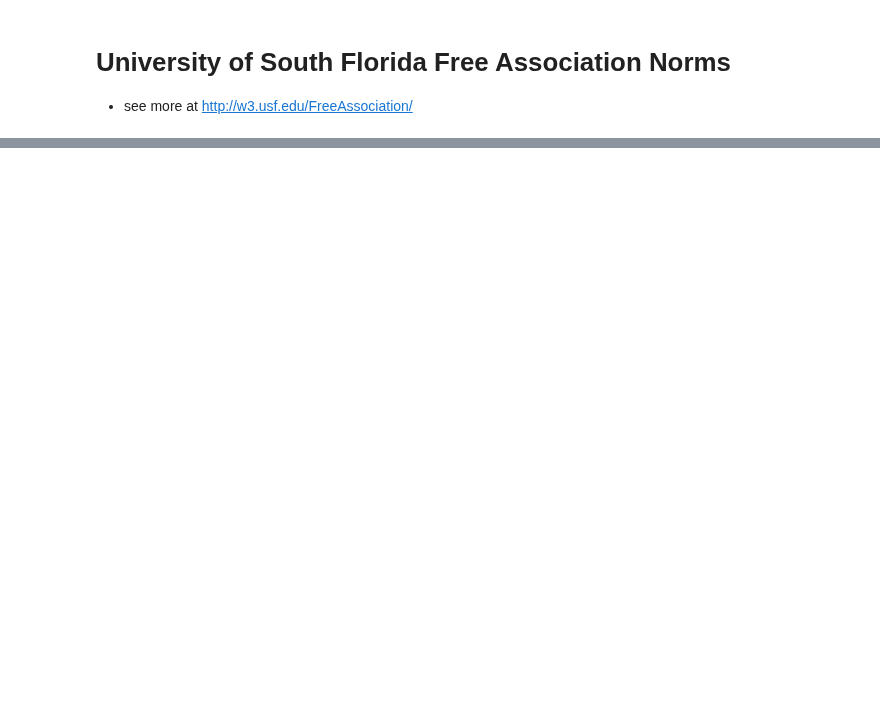
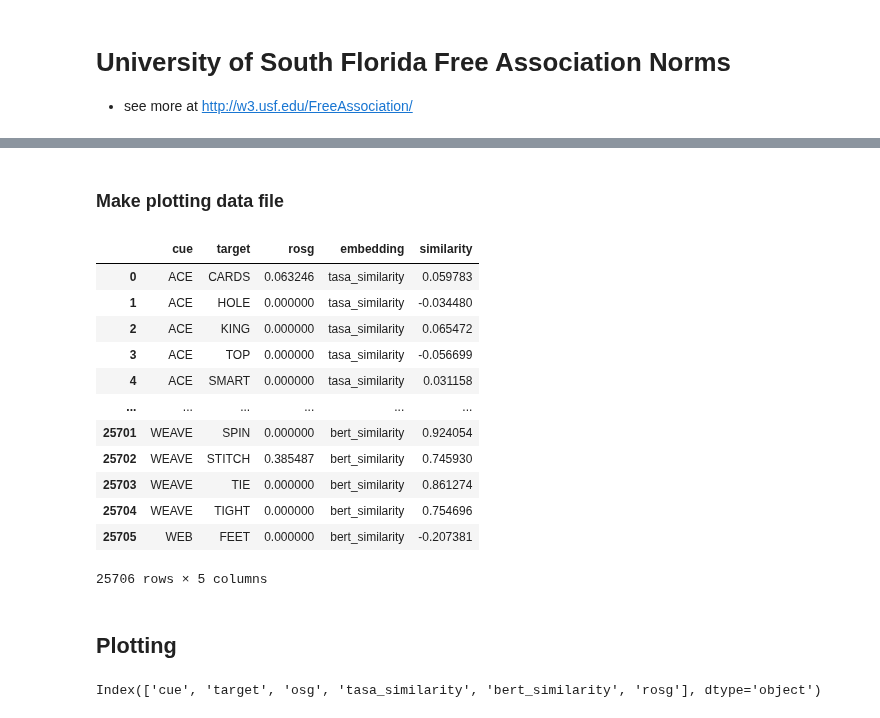
Before and after one commit to JasonLo/triangle_model, a Jupyter notebook: O2S/free_association_norm.ipynb, the cells around one changed output, grey strips where cells are left out. Drawn from its saved outputs; the diff is of its cells as text; code cells hidden in the pictures; blank space fills up the shorter version.

Commit message:
examine embeddings

```diff
--- a/O2S/free_association_norm.ipynb
+++ b/O2S/free_association_norm.ipynb
@@ -22,0 +80,6 @@ UnicodeDecodeError: 'utf-8' codec can't decode byte 0xa5 in position 1: invalid
+# %%
+sel_df['cue_chk'] = sel_df.cue.isin(selwords)
+sel_df['tar_chk'] = sel_df.target.isin(selwords)
+sel_df['double_chk'] = sel_df.cue_chk & sel_df.tar_chk
+testcase_sem = sel_df.loc[sel_df.double_chk,
+                          ['cue', 'target', 'osg']].reset_index(drop=True)
@@ -22,0 +117,26 @@ UnicodeDecodeError: 'utf-8' codec can't decode byte 0xa5 in position 1: invalid
+# %%
+from tqdm import tqdm
+
+bert_similarity = []
+tasa_similarity = []
+
+for i in tqdm(range(len(testcase_sem))):
+
+    bert_similarity.append(
+        cal_similarity(
+            testcase_sem.cue.str.lower()[i],
+            testcase_sem.target.str.lower()[i], 'bert'
+        )[0]
+    )
+
+    tasa_similarity.append(
+        cal_similarity(
+            testcase_sem.cue.str.lower()[i],
+            testcase_sem.target.str.lower()[i], 'tasa'
+        )[0]
+    )
+
+testcase_sem['tasa_similarity'] = tasa_similarity
+testcase_sem['bert_similarity'] = bert_similarity
+
+testcase_sem.to_csv('testcase_sim.csv')
@@ -22,0 +170,31 @@ UnicodeDecodeError: 'utf-8' codec can't decode byte 0xa5 in position 1: invalid
+# %% [markdown]
+### Make plotting data file
+# %%
+pdf = testcase_sem.melt(
+    id_vars=['cue', 'target', 'rosg'],
+    value_vars=['tasa_similarity', 'bert_similarity'],
+    var_name='embedding',
+    value_name='similarity'
+)
+
+pdf
+# %% [output]
+|  | cue | target | rosg | embedding | similarity |
+| 0 | ACE | CARDS | 0.063246 | tasa_similarity | 0.059783 |
+| 1 | ACE | HOLE | 0.000000 | tasa_similarity | -0.034480 |
+| 2 | ACE | KING | 0.000000 | tasa_similarity | 0.065472 |
+| 3 | ACE | TOP | 0.000000 | tasa_similarity | -0.056699 |
+| 4 | ACE | SMART | 0.000000 | tasa_similarity | 0.031158 |
+| ... | ... | ... | ... | ... | ... |
+| 25701 | WEAVE | SPIN | 0.000000 | bert_similarity | 0.924054 |
+| 25702 | WEAVE | STITCH | 0.385487 | bert_similarity | 0.745930 |
+| 25703 | WEAVE | TIE | 0.000000 | bert_similarity | 0.861274 |
+| 25704 | WEAVE | TIGHT | 0.000000 | bert_similarity | 0.754696 |
+| 25705 | WEB | FEET | 0.000000 | bert_similarity | -0.207381 |
+25706 rows × 5 columns
+# %% [markdown]
+## Plotting
+# %%
+testcase_sem.columns
+# %% [output]
+Index(['cue', 'target', 'osg', 'tasa_similarity', 'bert_similarity', 'rosg'], dtype='object')
```
Also changed, not shown: parts of 22 cells of this notebook, 1 other file.
